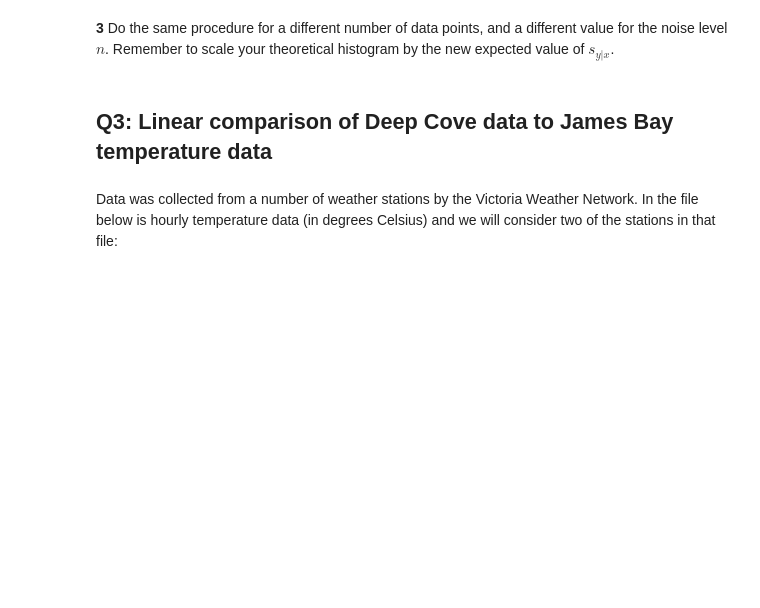
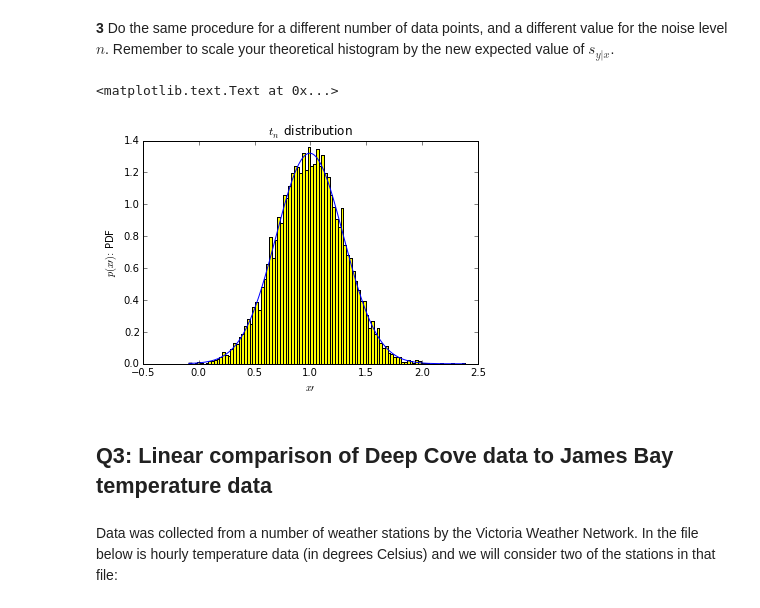
Before and after one commit to ingosh/Phy411Assignments, a Jupyter notebook: Assignment-02.ipynb, the cells around one changed output. Cells and saved outputs as stored; diff of their text form; code cells hidden in the pictures; blank space fills up the shorter version.

```diff
--- a/Assignment-02.ipynb
+++ b/Assignment-02.ipynb
@@ -109,3 +142,25 @@ raise NotImplementedError()
+# %%
+# YOUR CODE HERE
+N = 10000
+Npoint = 100
+bb = np.zeros(N)
+for ind,n in enumerate(b):
+    xx = np.random.normal(0., 1., Npoint); xx = (xx-np.mean(xx))/np.std(xx)
+    nni = np.random.normal(0., NN, Npoint);
+    yy = np.zeros(Npoint)
+    yy = xx + nni
+    bb[ind] = ( np.sum(xx*yy)-N*np.mean(xx)*np.mean(yy) )/( (np.sum((xx)**2)-N*np.mean(xx)**2) )
+# %%
+bb.sort()
+fig,ax=plt.subplots(1,1)
+f = stats.norm.pdf(bb,loc=np.mean(bb), scale=np.std(bb))
+ax.plot(bb,f)
+ax.hist(bb, 100,color = 'yellow', normed =True)
+ax.legend();ax.set_title('$t_n$ distribution'); ax.set_xlabel(r'$x\prime$')
+ax.set_ylabel('$p(x\prime)$: PDF')
+# %% [output]
+<matplotlib.text.Text at 0x...>
+[figure, added]
 # %% [markdown]
 ## Q3: Linear comparison of Deep Cove data to James Bay temperature data
 # %% [markdown]
```
Also changed, not shown: parts of 21 cells of this notebook.
